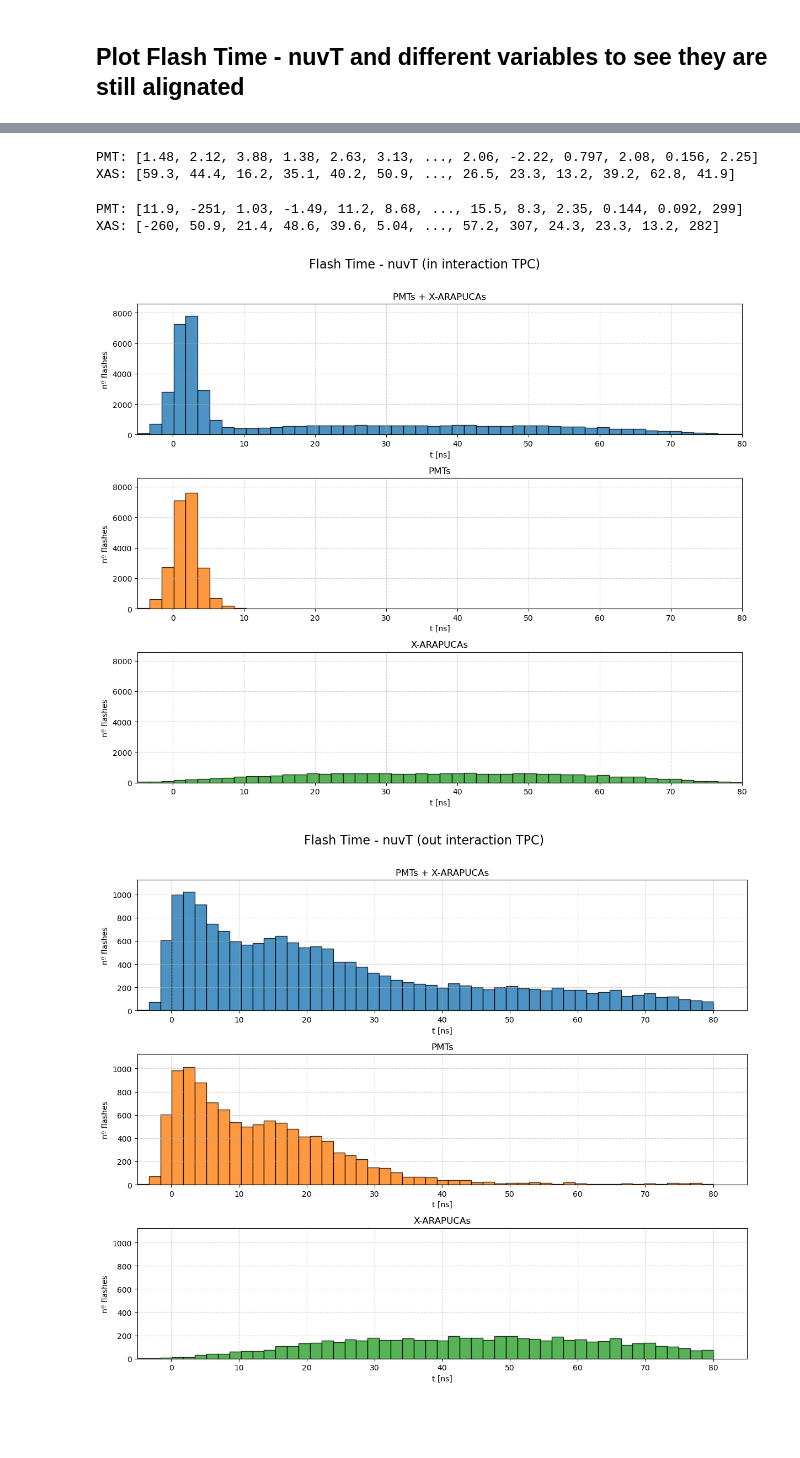
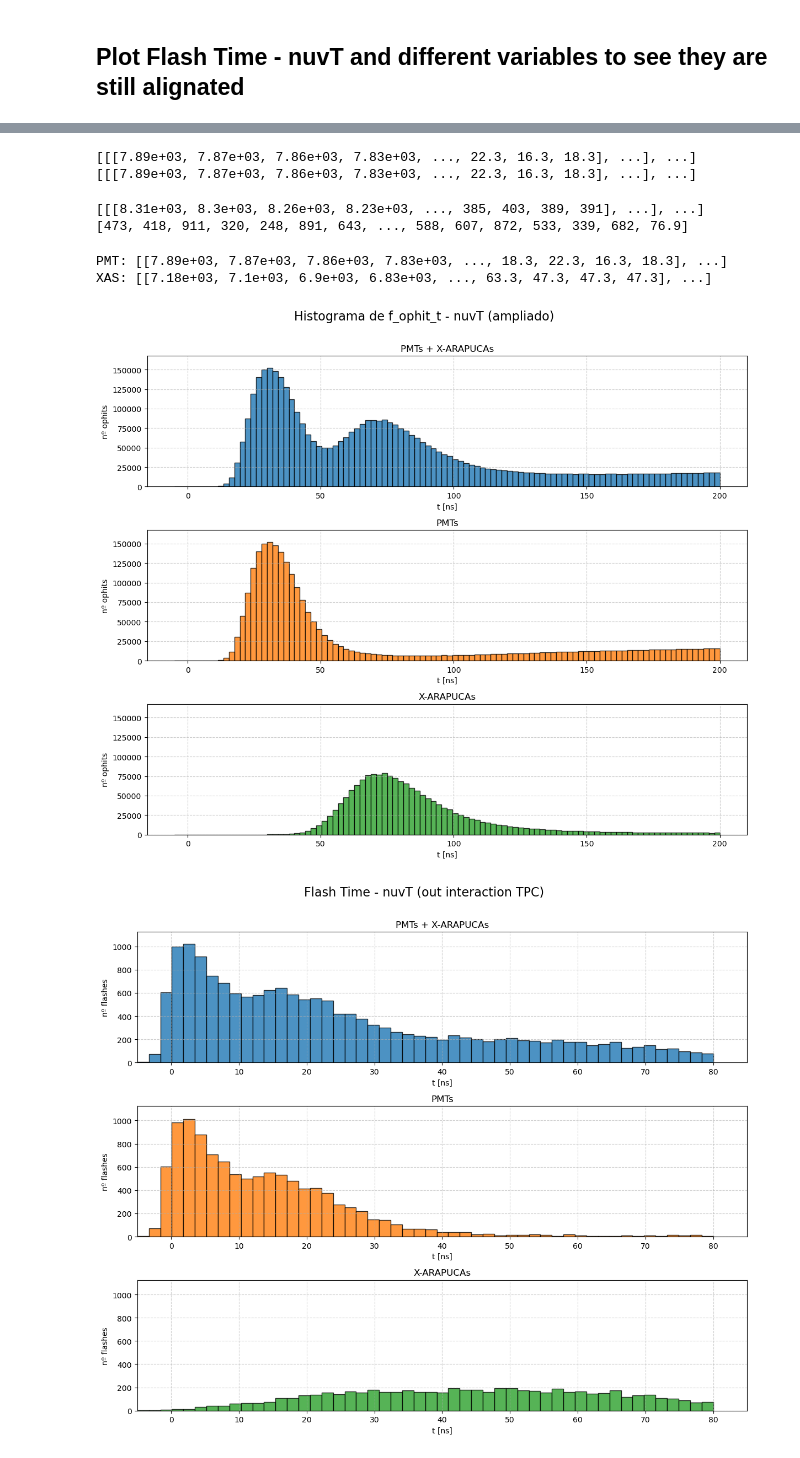
Before and after one commit to CIEMAT-Neutrino/AI_nuvT, a Jupyter notebook: 1_Preprocessing_&_2_PE_time_matrices.ipynb, the cells around one changed output, grey strips where cells are left out. Saved outputs shown, nothing was run; the diff lists cells and outputs as text; code cells hidden in the pictures; blank space fills up the shorter version.

```diff
--- a/1_Preprocessing_&_2_PE_time_matrices.ipynb
+++ b/1_Preprocessing_&_2_PE_time_matrices.ipynb
@@ -506,8 +519,8 @@ bunch_separation: 19 ns
 # %%
 #ToF outside solo añade un shift global. ToF inside no se le mete a hit_t porque debe intentar predecirlo. Hit_t no sé si tiene sentido hacer el módulo 19 pero creo que no.
 #hit_nuvT_c= np.mod(hit_nuvT - ToF_outside - ToF_inside, bunch_separation)
-nuvT_c= nuvT_4_l - ToF_inside - ToF_outside
+nuvT_c= nuvT_4 - ToF_inside - ToF_outside
 nuvT_c_bunch = np.mod(nuvT_c + 7, bunch_separation) # +7 is to center the distribution (not doing anymore)
 # %%
-f_ophit_t_c_1 = f_ophit_t_4_l*1000 - ToF_inside - ToF_outside
-f_ophit_t_c_2 = f_ophit_t_4_l*1000 - ToF_inside - ToF_outside - ak.flatten(nuvT_c)
+f_ophit_t_c_1 = f_ophit_t_4*1000 - ToF_inside - ToF_outside
+f_ophit_t_c_2 = f_ophit_t_4*1000 - ToF_inside - ToF_outside - ak.flatten(nuvT_c)
@@ -759,86 +942,86 @@ flash_time_c_2 = flash_time_4_l*1000 - ToF_inside - ToF_outside - ak.flatten(nuv
 nuvT_np = ak.flatten(nuvT_c)
 rest1 = flash_time_c_1 - nuvT_np
 rest1_np = ak.flatten(rest1, axis=None)
+# %%
+rest2 = f_ophit_t_c_1 - nuvT_np
+rest2_np = ak.flatten(rest2, axis=None)
+# %%
+print(rest2)
+print(f_ophit_t_c_2)
+# %% [output]
+[[[7.89e+03, 7.87e+03, 7.86e+03, 7.83e+03, ..., 22.3, 16.3, 18.3], ...], ...]
+[[[7.89e+03, 7.87e+03, 7.86e+03, 7.83e+03, ..., 22.3, 16.3, 18.3], ...], ...]
+# %%
+print(f_ophit_t_c_1)
+print(nuvT_np)
+# %% [output]
+[[[8.31e+03, 8.3e+03, 8.26e+03, 8.23e+03, ..., 385, 403, 389, 391], ...], ...]
+[473, 418, 911, 320, 248, 891, 643, ..., 588, 607, 872, 533, 339, 682, 76.9]
 # %%
 # Create masks for PMT (0 and 1) and XAS (2 and 3)
-mask_pmt = (flash_tpc_4_l == 0) | (flash_tpc_4_l == 1)
-mask_xas = (flash_tpc_4_l == 2) | (flash_tpc_4_l== 3)
+mask_pmt = (categorized_flashes_4 == 0) | (categorized_flashes_4 == 1)
+mask_xas = (categorized_flashes_4 == 2) | (categorized_flashes_4 == 3)
 
 # Select values and flatten into a single vector
-pmt = ak.flatten(rest1[mask_pmt])
-xas = ak.flatten(rest1[mask_xas])
+pmt = ak.flatten(rest2[mask_pmt])
+xas = ak.flatten(rest2[mask_xas])
 
 # Output
 print("PMT:", pmt)
 print("XAS:", xas)
 # %% [output]
-PMT: [1.48, 2.12, 3.88, 1.38, 2.63, 3.13, ..., 2.06, -2.22, 0.797, 2.08, 0.156, 2.25]
-XAS: [59.3, 44.4, 16.2, 35.1, 40.2, 50.9, ..., 26.5, 23.3, 13.2, 39.2, 62.8, 41.9]
+PMT: [[7.89e+03, 7.87e+03, 7.86e+03, 7.83e+03, ..., 18.3, 22.3, 16.3, 18.3], ...]
+XAS: [[7.18e+03, 7.1e+03, 6.9e+03, 6.83e+03, ..., 63.3, 47.3, 47.3, 47.3], ...]
-# %%
-# Create masks for PMT (0 and 1) and XAS (2 and 3)
-mask_pmt_nottpc = (flash_tpc_4_nottpc == 0) | (flash_tpc_4_nottpc == 1)
-mask_xas_nottpc = (flash_tpc_4_nottpc == 2) | (flash_tpc_4_nottpc== 3)
-
-# Select values and flatten into a single vector
-pmt_nottpc = ak.flatten(rest1_nottpc[mask_pmt_nottpc])
-xas_nottpc = ak.flatten(rest1_nottpc[mask_xas_nottpc])
-
-# Output
-print("PMT:", pmt_nottpc)
-print("XAS:", xas_nottpc)
-# %% [output]
-PMT: [11.9, -251, 1.03, -1.49, 11.2, 8.68, ..., 15.5, 8.3, 2.35, 0.144, 0.092, 299]
-XAS: [-260, 50.9, 21.4, 48.6, 39.6, 5.04, ..., 57.2, 307, 24.3, 23.3, 13.2, 282]
 # %%
 import numpy as np
 import awkward as ak
 import matplotlib.pyplot as plt
 
 # Ensure conversion to NumPy
-rest1_np = ak.to_numpy(rest1_np)
-rest1_np_pmt = ak.to_numpy(pmt)
-rest1_np_xas = ak.to_numpy(xas)
+rest1_np = ak.to_numpy(rest2_np)
+rest1_np_pmt = ak.to_numpy(ak.flatten(pmt))
+rest1_np_xas = ak.to_numpy(ak.flatten(xas))
 
 # Define consistent bins
-bins = np.linspace(-5, 80, 51)
-
+bins = np.linspace(-5, 200, 101)
+#bins=np.linspace(0,10000,200)
 # Compute max counts for y-limit
 y_max = max(
     np.histogram(rest1_np, bins=bins)[0].max(),
     np.histogram(rest1_np_pmt, bins=bins)[0].max(),
     np.histogram(rest1_np_xas, bins=bins)[0].max(),
 ) * 1.1  # Adding a margin
 
 # Create subplots
 fig, axs = plt.subplots(3, 1, figsize=(12, 10))
 
 # Histogram of all flash times
 axs[0].hist(rest1_np, bins=bins, color='#1f77b4', edgecolor='black', alpha=0.8)
 axs[0].set_title("PMTs + X-ARAPUCAs")
 
 # Histogram of PMT flash times
 axs[1].hist(rest1_np_pmt, bins=bins, color='#ff7f0e', edgecolor='black', alpha=0.8)
 axs[1].set_title("PMTs")
 
 # Histogram of XARAPUCA flash times
 axs[2].hist(rest1_np_xas, bins=bins, color='#2ca02c', edgecolor='black', alpha=0.8)
 axs[2].set_title("X-ARAPUCAs")
 
 # Apply common limits
 for ax in axs:
-    ax.set_xlim(-5, 80)
+    #ax.set_xlim(-5, 80)
     ax.set_ylim(0, y_max)
     ax.set_xlabel("t [ns]")
-    ax.set_ylabel("nº flashes")
+    ax.set_ylabel("nº ophits")
     ax.grid(True, linestyle="--", alpha=0.6)
 
 # Add a title for the whole figure
-fig.suptitle("Flash Time - nuvT (in interaction TPC)", fontsize=16, y=1.01)
+fig.suptitle("Histograma de f_ophit_t - nuvT (ampliado)", fontsize=16, y=1.01)
 
 plt.tight_layout()
 plt.show()
 # %% [output]
-[figure, old version]
+[figure, new version]
 # %%
 import numpy as np
 import awkward as ak
```
Also changed, not shown: parts of 46 cells of this notebook, 8 other files.
